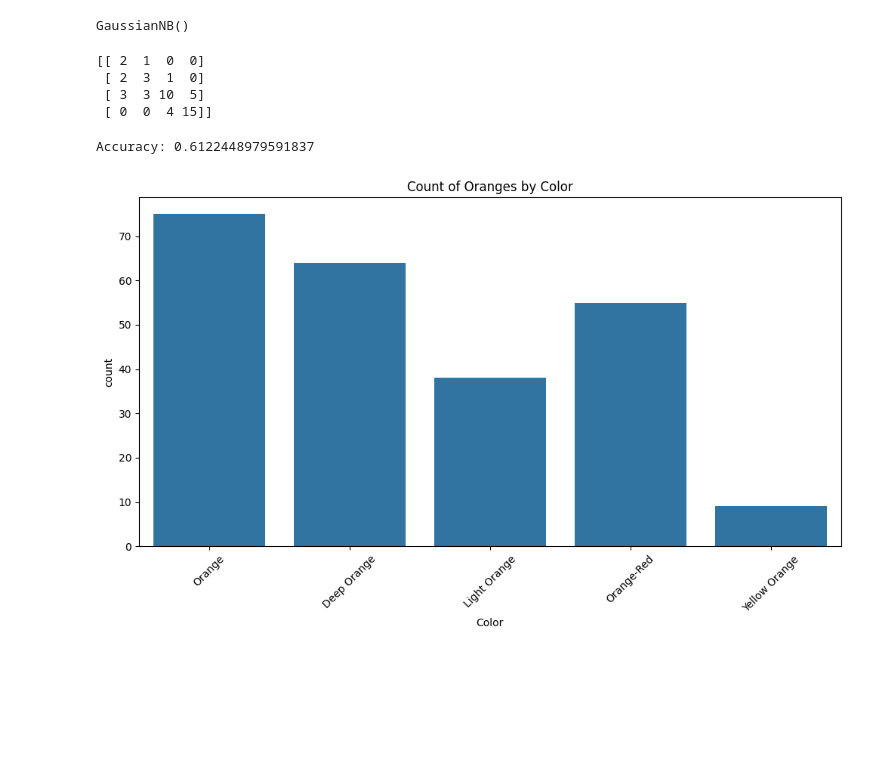
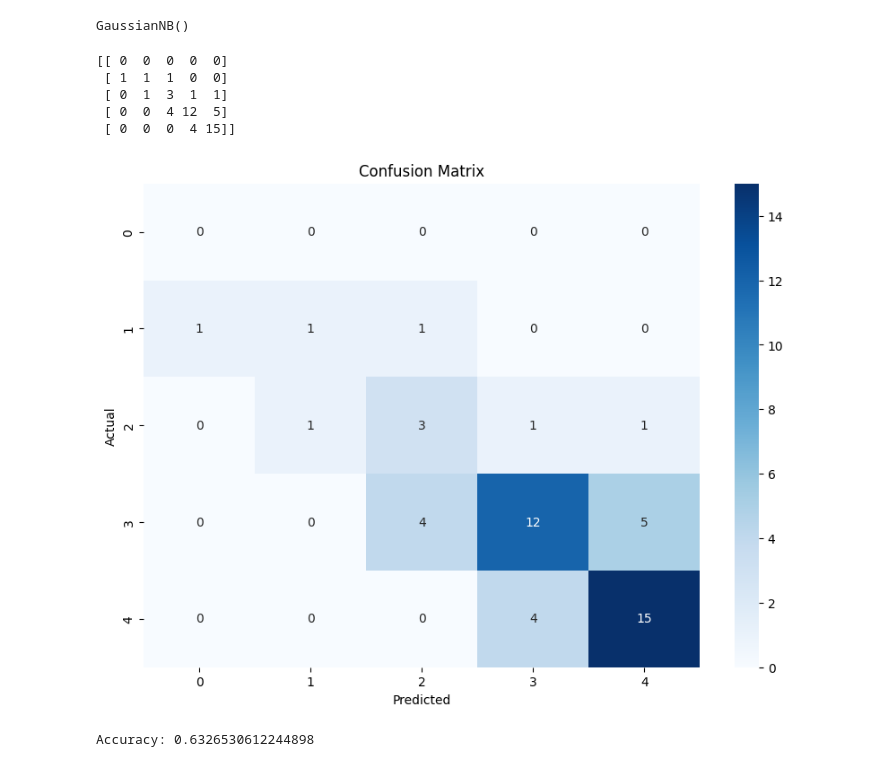
Before and after one commit to Fhanafii/Klasifikasi-NaiveBayes-menggunakan-dataset-Jeruk, a Jupyter notebook: Naive_bayes_dataset_jeruk.ipynb, the cells around one changed output. Drawn from its saved outputs; the diff is of its cells as text; code cells hidden in the pictures; blank space fills up the shorter version.

```diff
--- a/Naive_bayes_dataset_jeruk.ipynb
+++ b/Naive_bayes_dataset_jeruk.ipynb
@@ -48,9 +53,9 @@ jeruk_ds['Variety'] = le.fit_transform(jeruk_ds['Variety'])
 jeruk_ds['Blemishes (Y/N)'] = le.fit_transform(jeruk_ds['Blemishes (Y/N)'])
 # %%
 # Mengubah 'Quality (1-5)' menjadi kelas diskrit
-bins = [1, 2, 3, 4, 5, 6]
+bins = [0, 1, 2, 3, 4, 5]
 labels = [1, 2, 3, 4, 5]
-jeruk_ds['Quality'] = pd.cut(jeruk_ds['Quality'], bins=bins, labels=labels, include_lowest=True)
+jeruk_ds['Quality (1-5)'] = pd.cut(jeruk_ds['Quality (1-5)'], bins=bins, labels=labels, include_lowest=True)
 # %%
 # Define feature columns dan target column
 feature_columns = jeruk_ds.columns[:-1]
@@ -74,27 +113,25 @@ y_pred = nb_model.predict(X_test)
 cm = confusion_matrix(y_test, y_pred)
 print(cm)
 # %% [output]
-[[ 2  1  0  0]
- [ 2  3  1  0]
- [ 3  3 10  5]
- [ 0  0  4 15]]
+[[ 0  0  0  0  0]
+ [ 1  1  1  0  0]
+ [ 0  1  3  1  1]
+ [ 0  0  4 12  5]
+ [ 0  0  0  4 15]]
+# %%
+# Plotting the confusion matrix
+cm = confusion_matrix(y_test, y_pred)
+plt.figure(figsize=(10, 7))
+sns.heatmap(cm, annot=True, fmt='d', cmap='Blues')
+plt.xlabel('Predicted')
+plt.ylabel('Actual')
+plt.title('Confusion Matrix')
+plt.show()
+# %% [output]
+[figure, added]
 # %%
 # Menghitung akurasi
 accuracy = accuracy_score(y_test, y_pred)
 print(f"Accuracy: {accuracy}")
 # %% [output]
-Accuracy: 0.6122448979591837
+Accuracy: 0.6326530612244898
-# %%
-plt.figure(figsize=(12, 6))
-
-ax = sns.countplot(x="Color", data=jeruk_ds)
-plt.title("Count of Oranges by Color")
-plt.xticks(rotation=45)
-new_labels = ['Orange', 'Deep Orange', 'Light Orange', 'Orange-Red', 'Yellow Orange']
-
-# Menambahkan label x-axis labels
-ax.set_xticklabels(new_labels)
-
-plt.show()
-# %% [output]
-[figure, removed]
```
Also changed, not shown: parts of 7 cells of this notebook.
